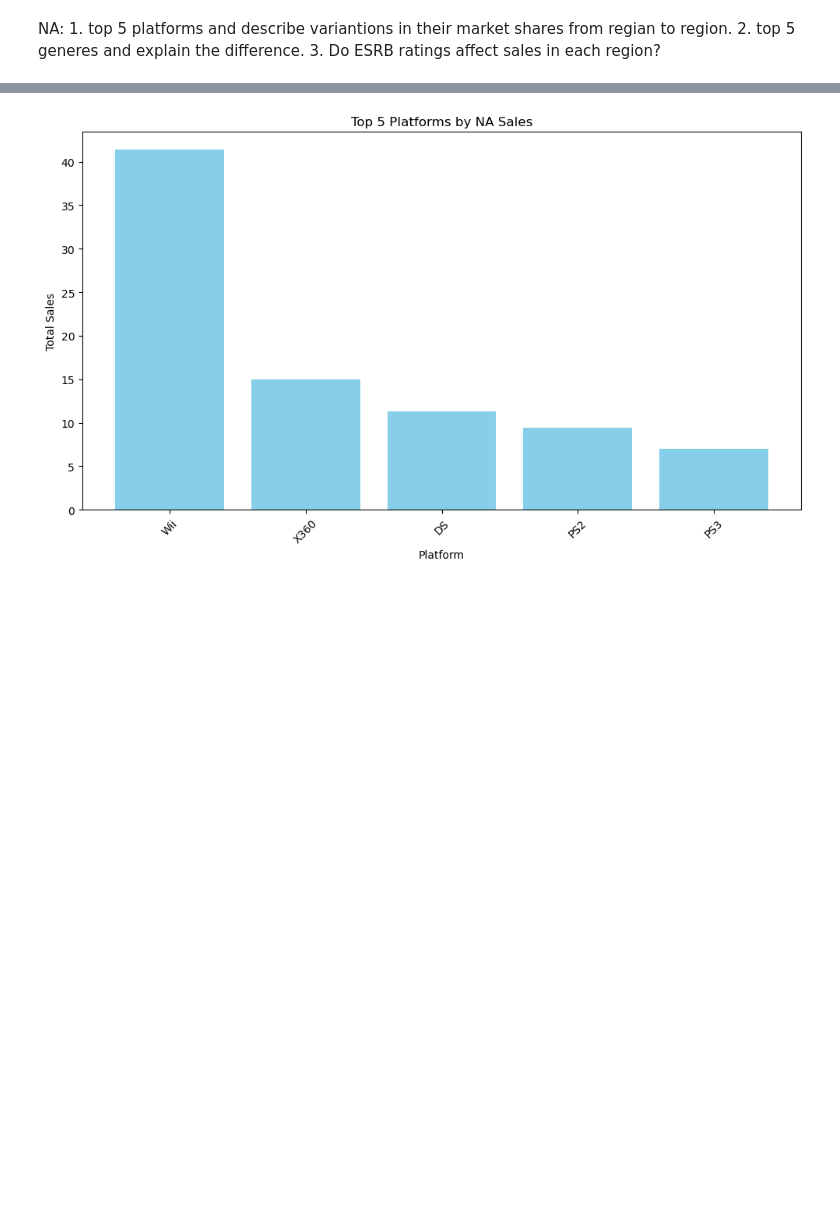
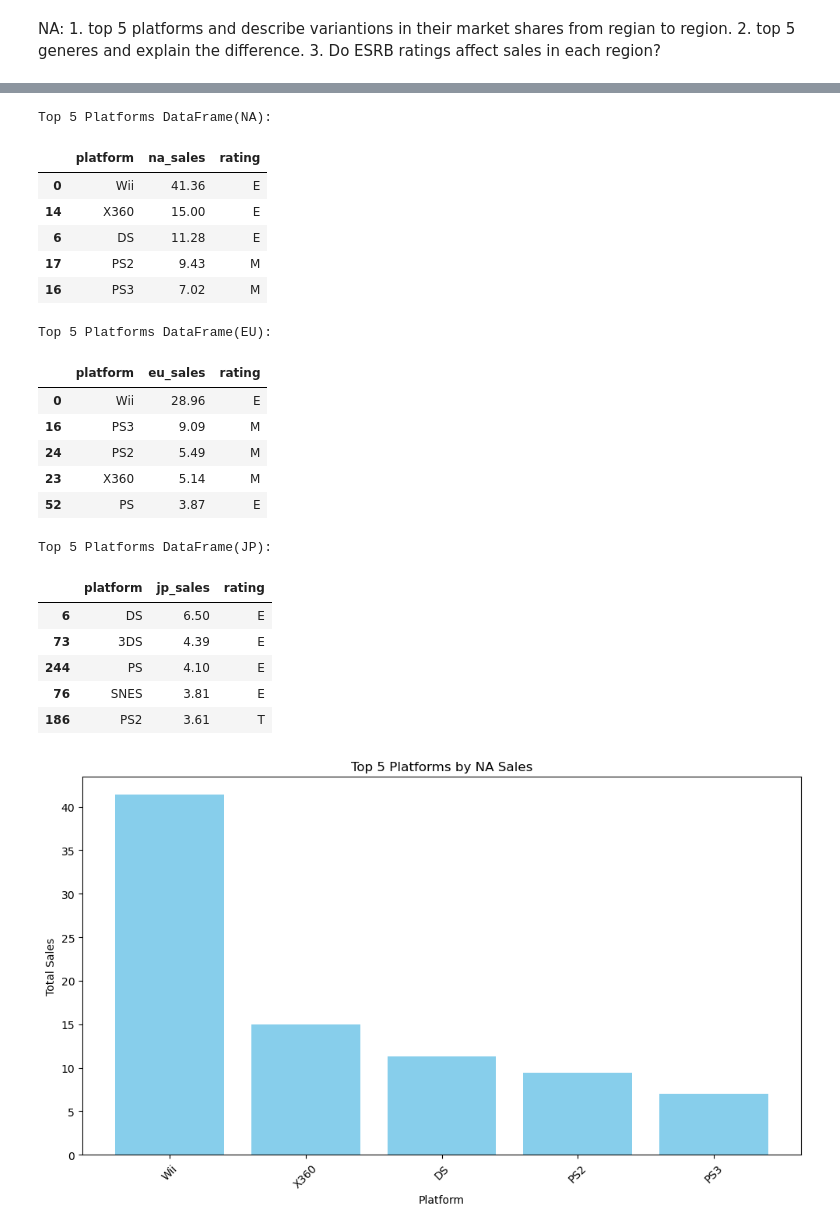
Before and after one commit to becominggiant/game_analysis, a Jupyter notebook: EDA.ipynb, the cells around one changed output, grey strips where cells are left out. Cells and saved outputs as stored; diff of their text form; code cells hidden in the pictures; blank space fills up the shorter version.

```diff
--- a/EDA.ipynb
+++ b/EDA.ipynb
@@ -687,3 +630,74 @@ display(top_platforms)
+# %%
+#top 5 platforms by NA sales
+# Step 1: Filter out rows with missing or invalid 'na_sales' values
+df_filtered_na = df_no_duplicates[df_no_duplicates['na_sales'].notna()]
+df_filtered_eu = df_no_duplicates[df_no_duplicates['eu_sales'].notna()]
+df_filtered_jp = df_no_duplicates[df_no_duplicates['jp_sales'].notna()]
+
+#Calculate the total sales for each platform
+total_sales_na_platform = df_filtered_na.groupby('platform')['na_sales'].sum().sort_values(ascending=False)#total sales for na platforms
+total_sales_eu_platform = df_filtered_eu.groupby('platform')['eu_sales'].sum().sort_values(ascending=False)#total sales for eu platforms
+total_sales_jp_platform = df_filtered_jp.groupby('platform')['jp_sales'].sum().sort_values(ascending=False)#total sales for jp platforms
+
+# Select the top 5 platforms based on total sales
+top_na_platforms = total_sales_na_platform.head(5).index
+top_eu_platforms = total_sales_eu_platform.head(5).index
+top_jp_platforms = total_sales_jp_platform.head(5).index
+
+
+# Create a new DataFrame with the top 5 platforms
+top_na_platforms_df = df_filtered_na[df_filtered_na['platform'].isin(top_na_platforms)] #na platforms df
+top_eu_platforms_df = df_filtered_eu[df_filtered_eu['platform'].isin(top_eu_platforms)]# eu platforms df
+top_jp_platforms_df = df_filtered_jp[df_filtered_jp['platform'].isin(top_jp_platforms)]# jp platforms df
+
+#filter df for na platforms
+na_platforms_filter = top_na_platforms_df[['platform', 'na_sales', 'rating']]#creating a new df for na platforms
+sorted_na_df = na_platforms_filter.sort_values(by='na_sales', ascending=False)#sorting by na sales in descending order
+top_na_platforms_filter = sorted_na_df.drop_duplicates(subset='platform').head(5)#dropping duplicates and sorting by na sales in descending order
+
+#filter df for eu platforms
+eu_platforms_filter = top_eu_platforms_df[['platform', 'eu_sales', 'rating']]#creating a new df for eu platforms
+sorted_eu_df = eu_platforms_filter.sort_values(by='eu_sales', ascending=False)#sorting by eu sales in descending order
+top_eu_platforms_filter = sorted_eu_df.drop_duplicates(subset='platform').head(5)#dropping duplicates and sorting by eu sales in descending order
+
+
+
+
+#filter df for jp platforms
+jp_platforms_filter = top_jp_platforms_df[['platform', 'jp_sales', 'rating']]#creating a new df for jp platforms
+sorted_jp_df = jp_platforms_filter.sort_values(by='jp_sales', ascending=False)#sorting by jp sales in descending order
+top_jp_platforms_filter = sorted_jp_df.drop_duplicates(subset='platform').head(5)#dropping duplicates and sorting by jp sales in descending order
+
+
+# Display the new DataFrames
+print('Top 5 Platforms DataFrame(NA):\n')
+display(top_na_platforms_filter.head())
+print('Top 5 Platforms DataFrame(EU):\n')
+display(top_eu_platforms_filter.head())
+print('Top 5 Platforms DataFrame(JP):\n')
+display(top_jp_platforms_filter.head())
+# %% [output]
+Top 5 Platforms DataFrame(NA):
+|  | platform | na_sales | rating |
+| 0 | Wii | 41.36 | E |
+| 14 | X360 | 15.00 | E |
+| 6 | DS | 11.28 | E |
+| 17 | PS2 | 9.43 | M |
+| 16 | PS3 | 7.02 | M |
+Top 5 Platforms DataFrame(EU):
+|  | platform | eu_sales | rating |
+| 0 | Wii | 28.96 | E |
+| 16 | PS3 | 9.09 | M |
+| 24 | PS2 | 5.49 | M |
+| 23 | X360 | 5.14 | M |
+| 52 | PS | 3.87 | E |
+Top 5 Platforms DataFrame(JP):
+|  | platform | jp_sales | rating |
+| 6 | DS | 6.50 | E |
+| 73 | 3DS | 4.39 | E |
+| 244 | PS | 4.10 | E |
+| 76 | SNES | 3.81 | E |
+| 186 | PS2 | 3.61 | T |
 # %%
 #platform visualization for the top 5 platforms
 #bar chart for top 5 platforms
```
Also changed, not shown: parts of 9 cells of this notebook.
